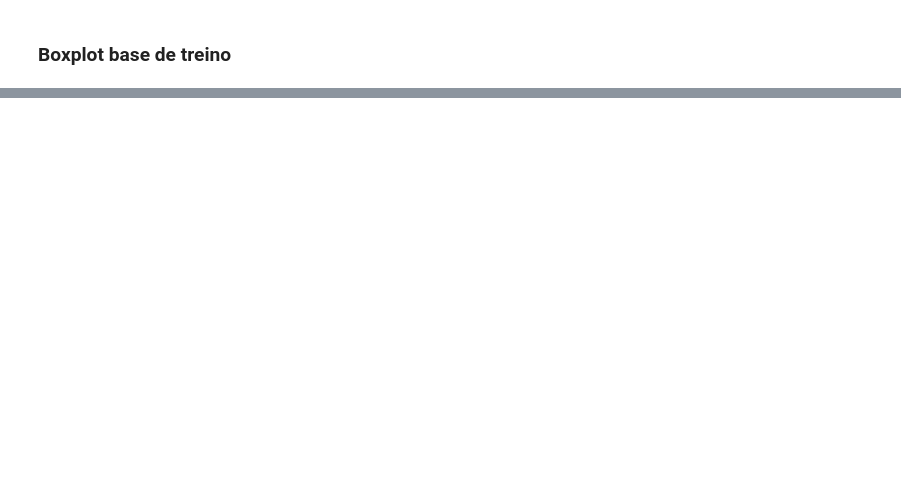
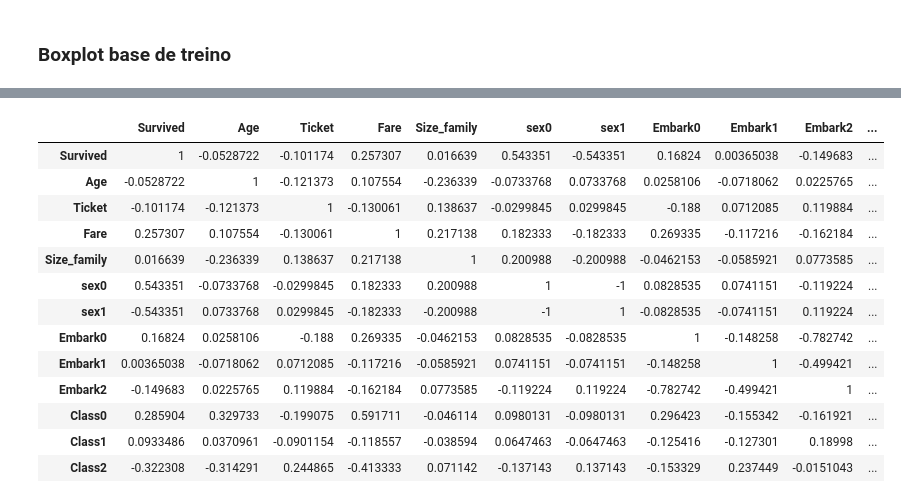
Before and after one commit to Jaquedonin/ProvaIA, a Jupyter notebook: Questao_1.ipynb, the cells around one changed output, grey strips where cells are left out. Drawn from its saved outputs; the diff is of its cells as text; code cells hidden in the pictures; blank space fills up the shorter version.

```diff
--- a/Questao_1.ipynb
+++ b/Questao_1.ipynb
@@ -283,0 +306,18 @@ dataset_train.boxplot(rot=90)
+# %%
+corr = dataset_train.corr()
+corr.style.background_gradient(cmap='coolwarm')
+# %% [output]
+|  | Survived | Age | Ticket | Fare | Size_family | sex0 | sex1 | Embark0 | Embark1 | Embark2 | ... |
+| Survived | 1 | -0.0528722 | -0.101174 | 0.257307 | 0.016639 | 0.543351 | -0.543351 | 0.16824 | 0.00365038 | -0.149683 | ... |
+| Age | -0.0528722 | 1 | -0.121373 | 0.107554 | -0.236339 | -0.0733768 | 0.0733768 | 0.0258106 | -0.0718062 | 0.0225765 | ... |
+| Ticket | -0.101174 | -0.121373 | 1 | -0.130061 | 0.138637 | -0.0299845 | 0.0299845 | -0.188 | 0.0712085 | 0.119884 | ... |
+| Fare | 0.257307 | 0.107554 | -0.130061 | 1 | 0.217138 | 0.182333 | -0.182333 | 0.269335 | -0.117216 | -0.162184 | ... |
+| Size_family | 0.016639 | -0.236339 | 0.138637 | 0.217138 | 1 | 0.200988 | -0.200988 | -0.0462153 | -0.0585921 | 0.0773585 | ... |
+| sex0 | 0.543351 | -0.0733768 | -0.0299845 | 0.182333 | 0.200988 | 1 | -1 | 0.0828535 | 0.0741151 | -0.119224 | ... |
+| sex1 | -0.543351 | 0.0733768 | 0.0299845 | -0.182333 | -0.200988 | -1 | 1 | -0.0828535 | -0.0741151 | 0.119224 | ... |
+| Embark0 | 0.16824 | 0.0258106 | -0.188 | 0.269335 | -0.0462153 | 0.0828535 | -0.0828535 | 1 | -0.148258 | -0.782742 | ... |
+| Embark1 | 0.00365038 | -0.0718062 | 0.0712085 | -0.117216 | -0.0585921 | 0.0741151 | -0.0741151 | -0.148258 | 1 | -0.499421 | ... |
+| Embark2 | -0.149683 | 0.0225765 | 0.119884 | -0.162184 | 0.0773585 | -0.119224 | 0.119224 | -0.782742 | -0.499421 | 1 | ... |
+| Class0 | 0.285904 | 0.329733 | -0.199075 | 0.591711 | -0.046114 | 0.0980131 | -0.0980131 | 0.296423 | -0.155342 | -0.161921 | ... |
+| Class1 | 0.0933486 | 0.0370961 | -0.0901154 | -0.118557 | -0.038594 | 0.0647463 | -0.0647463 | -0.125416 | -0.127301 | 0.18998 | ... |
+| Class2 | -0.322308 | -0.314291 | 0.244865 | -0.413333 | 0.071142 | -0.137143 | 0.137143 | -0.153329 | 0.237449 | -0.0151043 | ... |
```
Also changed, not shown: parts of 7 cells of this notebook.
